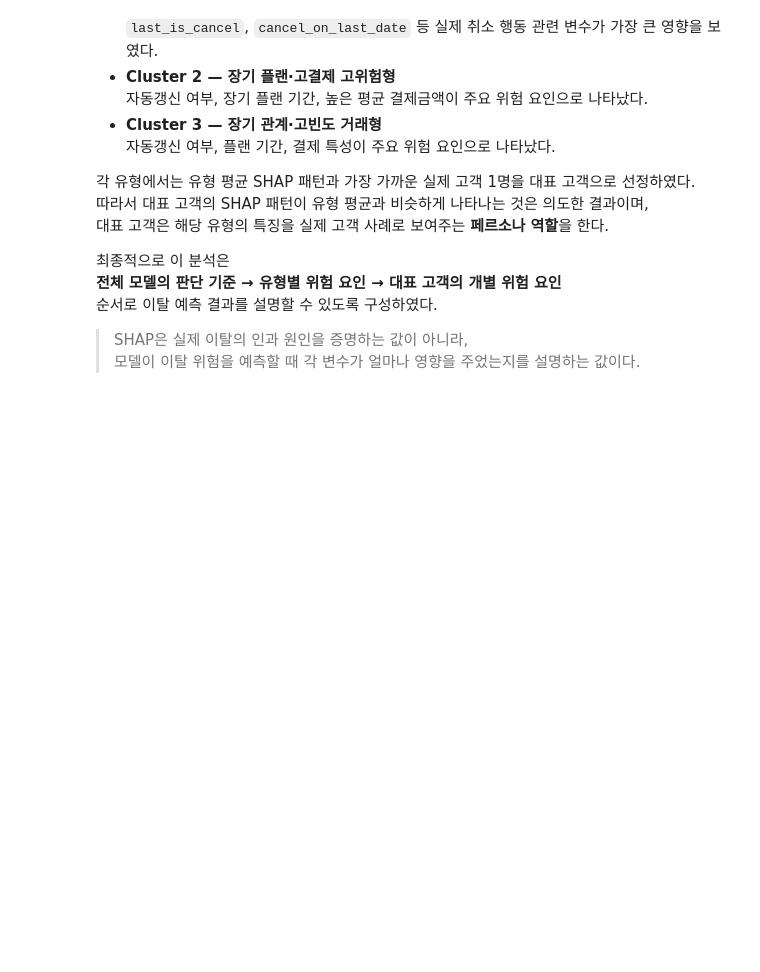
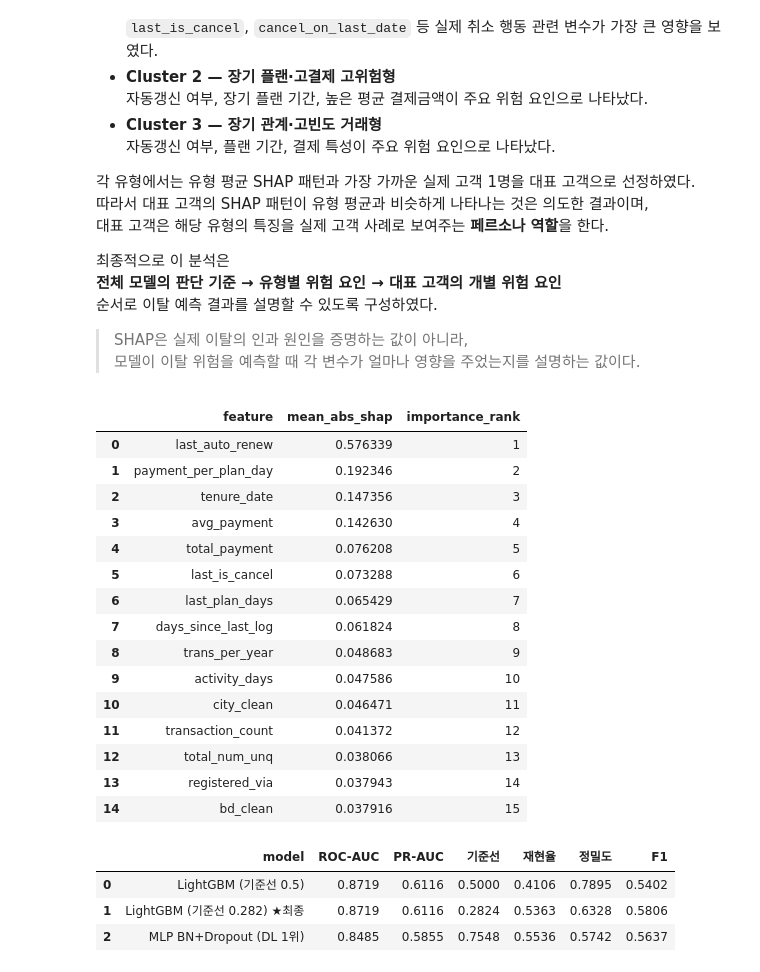
Before and after one commit to SKNETWORKS-FAMILY-AICAMP/SKN36-2nd-1Team, a Jupyter notebook: notebooks/07_SHAP/01_final_model_shap.ipynb, the cells around one changed output. Drawn from its saved outputs; the diff is of its cells as text; code cells hidden in the pictures; blank space fills up the shorter version.

```diff
--- a/notebooks/07_SHAP/01_final_model_shap.ipynb
+++ b/notebooks/07_SHAP/01_final_model_shap.ipynb
@@ -1453,3 +1453,63 @@ Cluster 2의 `last_plan_days`도:
 
 > SHAP은 실제 이탈의 인과 원인을 증명하는 값이 아니라,
 > 모델이 이탈 위험을 예측할 때 각 변수가 얼마나 영향을 주었는지를 설명하는 값이다.
+# %%
+DASHBOARD_DIR = Path("../../data/processed")
+DASHBOARD_DIR.mkdir(parents=True, exist_ok=True)
+
+feature_importance = (
+    global_shap
+    .rename_axis("feature")
+    .reset_index(name="mean_abs_shap")
+)
+
+feature_importance["importance_rank"] = (
+    feature_importance["mean_abs_shap"]
+    .rank(method="dense", ascending=False)
+    .astype(int)
+)
+
+feature_importance.to_csv(
+    DASHBOARD_DIR / "feature_importance.csv",
+    index=False,
+    encoding="utf-8-sig",
+)
+
+display(feature_importance.head(15))
+# %% [output]
+|  | feature | mean_abs_shap | importance_rank |
+| 0 | last_auto_renew | 0.576339 | 1 |
+| 1 | payment_per_plan_day | 0.192346 | 2 |
+| 2 | tenure_date | 0.147356 | 3 |
+| 3 | avg_payment | 0.142630 | 4 |
+| 4 | total_payment | 0.076208 | 5 |
+| 5 | last_is_cancel | 0.073288 | 6 |
+| 6 | last_plan_days | 0.065429 | 7 |
+| 7 | days_since_last_log | 0.061824 | 8 |
+| 8 | trans_per_year | 0.048683 | 9 |
+| 9 | activity_days | 0.047586 | 10 |
+| 10 | city_clean | 0.046471 | 11 |
+| 11 | transaction_count | 0.041372 | 12 |
+| 12 | total_num_unq | 0.038066 | 13 |
+| 13 | registered_via | 0.037943 | 14 |
+| 14 | bd_clean | 0.037916 | 15 |
+# %%
+model_metrics = (
+    final_cmp
+    .T
+    .reset_index()
+    .rename(columns={"index": "model"})
+)
+
+model_metrics.to_csv(
+    DASHBOARD_DIR / "model_metrics.csv",
+    index=False,
+    encoding="utf-8-sig",
+)
+
+display(model_metrics)
+# %% [output]
+|  | model | ROC-AUC | PR-AUC | 기준선 | 재현율 | 정밀도 | F1 |
+| 0 | LightGBM (기준선 0.5) | 0.8719 | 0.6116 | 0.5000 | 0.4106 | 0.7895 | 0.5402 |
+| 1 | LightGBM (기준선 0.282) ★최종 | 0.8719 | 0.6116 | 0.2824 | 0.5363 | 0.6328 | 0.5806 |
+| 2 | MLP BN+Dropout (DL 1위) | 0.8485 | 0.5855 | 0.7548 | 0.5536 | 0.5742 | 0.5637 |
```
Also changed, not shown: parts of 2 cells of this notebook, 24 other files.
